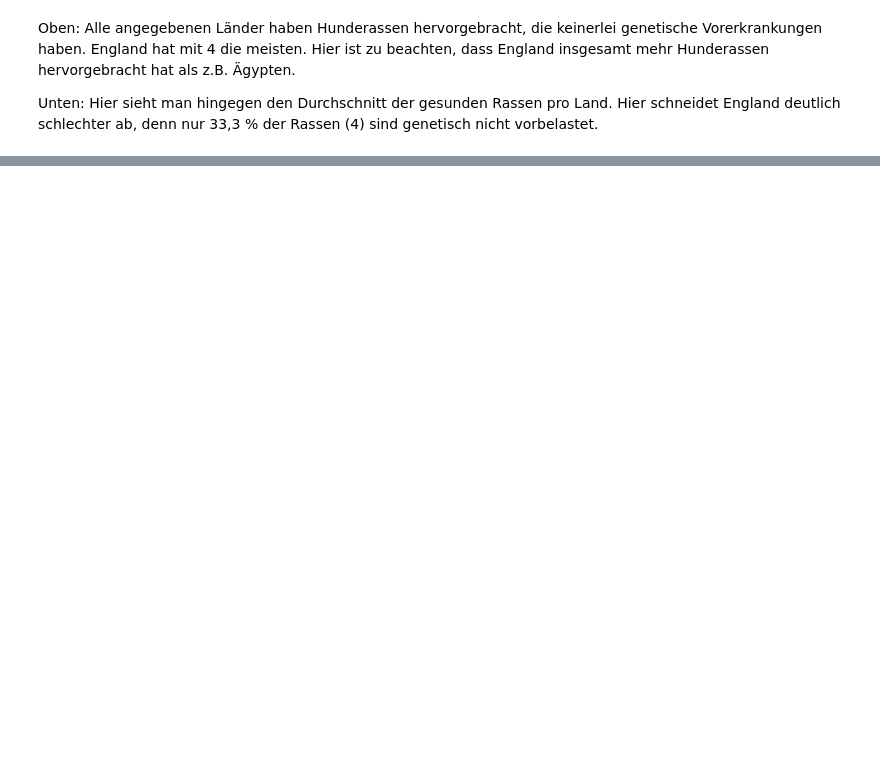
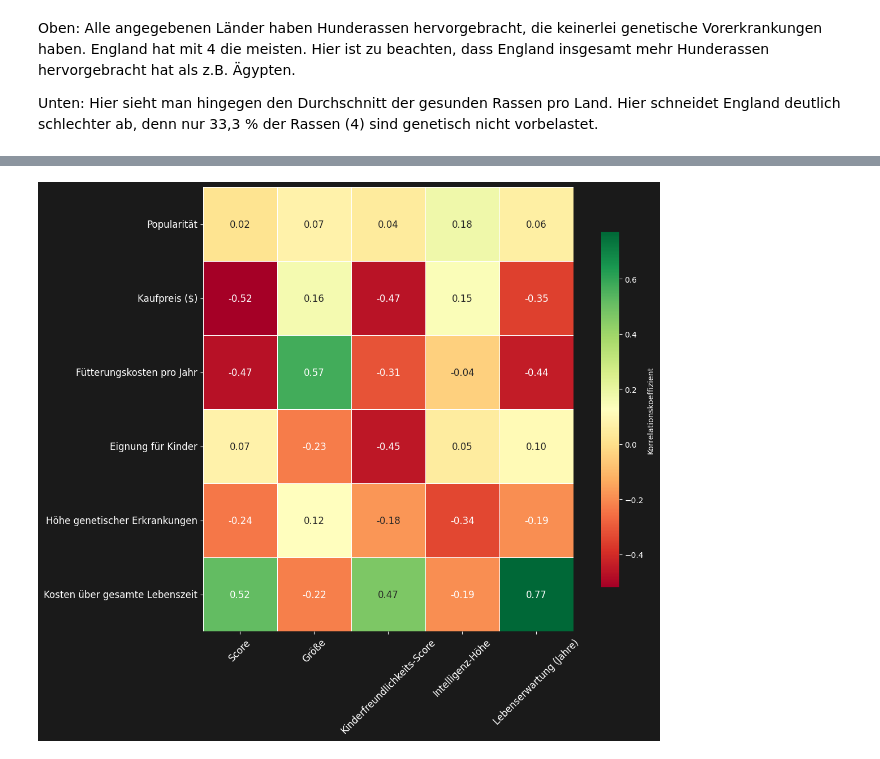
Before and after one commit to PiniPinella/TheDogFiles, a Jupyter notebook: analysis/laura.ipynb, the cells around one changed output, grey strips where cells are left out. Cells and saved outputs as stored; diff of their text form; code cells hidden in the pictures; blank space fills up the shorter version.

```diff
--- a/analysis/laura.ipynb
+++ b/analysis/laura.ipynb
@@ -546,0 +686,99 @@ Unten: Hier sieht man hingegen den Durchschnitt der gesunden Rassen pro Land. Hi
+# %%
+def plot_correlation_heatmap(df):
+    """
+    Erstellt eine optimierte Korrelations-Heatmap mit modernem dunkelgrauem Design,
+    wobei 5 Parameter auf der X-Achse und 6 andere auf der Y-Achse dargestellt werden.
+    """
+    # 1. Numerische Spalten auswählen und deutsche Namen zuweisen
+    numeric_df = df.select_dtypes(include=[np.number])
+    column_mapping = {
+        'score': 'Score',
+        'size': 'Größe',
+        'score for kids': 'Kinderfreundlichkeits-Score',
+        'INTELLIGENCE RANK': 'Intelligenz-Höhe',
+        'LONGEVITY(YEARS)': 'Lebenserwartung (Jahre)',
+        'popularity ranking': 'Popularität',
+        'PURCHASE PRICE': 'Kaufpreis ($)',
+        'FOOD COSTS PER YEAR': 'Fütterungskosten pro Jahr',
+        'SUITABILITY FOR CHILDREN': 'Eignung für Kinder',
+        'NUMBER OF GENETIC AILMENTS': 'Höhe genetischer Erkrankungen',
+        '$LIFETIME COST': 'Kosten über gesamte Lebenszeit'
+    }
+    numeric_df = numeric_df.rename(columns=column_mapping)
+
+    # Parameter für X- und Y-Achse definieren
+    x_params = [
+        'Score',
+        'Größe',
+        'Kinderfreundlichkeits-Score',
+        'Intelligenz-Höhe',
+        'Lebenserwartung (Jahre)'
+    ]
+
+    y_params = [
+        'Popularität',
+        'Kaufpreis ($)',
+        'Fütterungskosten pro Jahr',
+        'Eignung für Kinder',
+        'Höhe genetischer Erkrankungen',
+        'Kosten über gesamte Lebenszeit'
+    ]
+
+    # Sicherstellen, dass alle Spalten vorhanden sind
+    x_params = [col for col in x_params if col in numeric_df.columns]
+    y_params = [col for col in y_params if col in numeric_df.columns]
+
+    # Teildatensätze erstellen
+    x_data = numeric_df[x_params]
+    y_data = numeric_df[y_params]
+
+    # Korrelationsmatrix berechnen
+    corr_matrix = pd.DataFrame(index=y_params, columns=x_params)
+    for y_col in y_params:
+        for x_col in x_params:
+            corr_matrix.loc[y_col, x_col] = y_data[y_col].corr(x_data[x_col])
+    corr_matrix = corr_matrix.astype(float)
+
+    # 2. Plot-Setup mit dunkelgrauem Hintergrund
+    plt.style.use('dark_background')
+    fig, ax = plt.subplots(figsize=(12, 10))
+
+    # 3. Heatmap erstellen
+    sns.heatmap(
+        corr_matrix,
+        annot=True,
+        fmt=".2f",
+        cmap='RdYlGn',
+        square=True,
+        linewidths=0.5,
+        cbar_kws={
+            'label': 'Korrelationskoeffizient',
+            'shrink': 0.8
+        },
+        annot_kws={'fontsize': 12},
+        ax=ax
+    )
+
+    # # 4. Titel und Beschriftungen anpassen
+    # ax.set_title('Korrelationsanalyse\n', fontsize=20, pad=20, color='white')
+    # ax.set_xlabel('\nX-Achse Parameter', fontsize=14, color='white')
+    # ax.set_ylabel('Y-Achse Parameter\n', fontsize=14, color='white')
+
+    # 5. Achsenbeschriftungen
+    ax.tick_params(axis='x', colors='white', labelsize=12, rotation=45)
+    ax.tick_params(axis='y', colors='white', labelsize=12, rotation=0)
+
+    # 6. Layout optimieren
+    plt.tight_layout()
+
+    # Hintergrundfarbe
+    fig.patch.set_facecolor('#1a1a1a')
+
+    return fig
+
+# Beispielverwendung:
+fig = plot_correlation_heatmap(data)
+plt.show()
+plt.savefig('korrelation_heatmap.png', dpi=300, facecolor='#1a1a1a')
+# %% [output]
+[figure, added]
```
Also changed, not shown: parts of 5 cells of this notebook, 1 other file.
